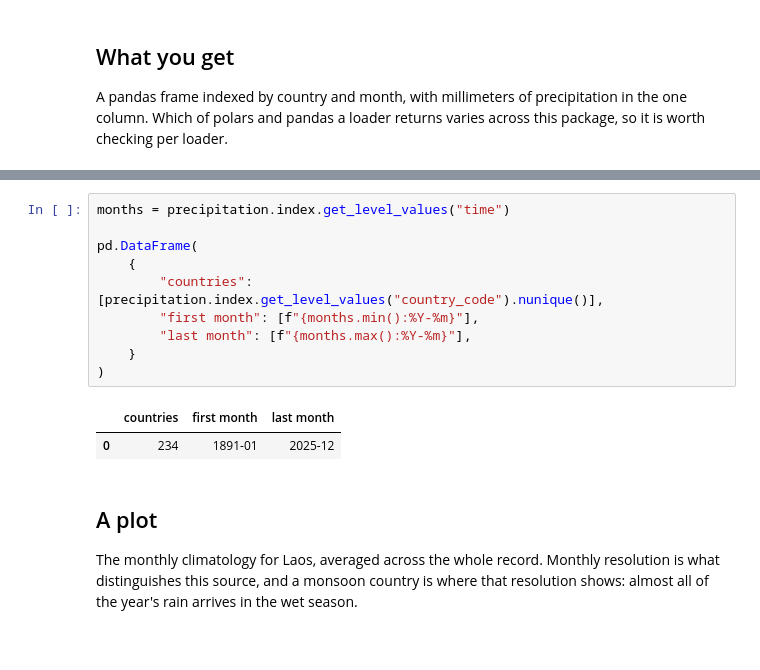
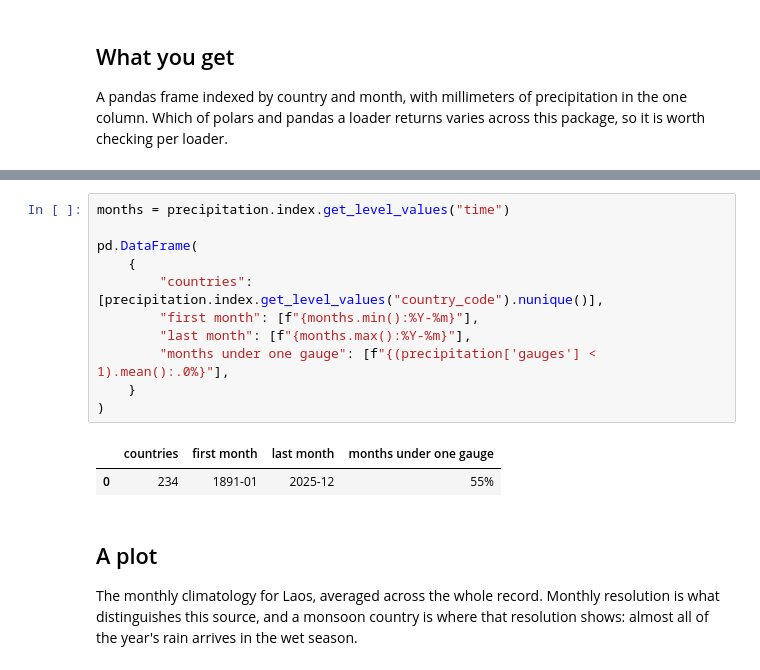
Before and after one commit to jessegrabowski/climate-risk, a Jupyter notebook: examples/climate/gpcc.ipynb, the cells around one changed output, grey strips where cells are left out. Saved outputs shown, nothing was run; the diff lists cells and outputs as text.

Commit message:
Report the GPCC station counts in the vignette

```diff
--- a/examples/climate/gpcc.ipynb
+++ b/examples/climate/gpcc.ipynb
@@ -107,16 +113,17 @@ precipitation.describe()
 # %%
 months = precipitation.index.get_level_values("time")
 
 pd.DataFrame(
     {
         "countries": [precipitation.index.get_level_values("country_code").nunique()],
         "first month": [f"{months.min():%Y-%m}"],
         "last month": [f"{months.max():%Y-%m}"],
+        "months under one gauge": [f"{(precipitation['gauges'] < 1).mean():.0%}"],
     }
 )
 # %% [output]
-|  | countries | first month | last month |
-| 0 | 234 | 1891-01 | 2025-12 |
+|  | countries | first month | last month | months under one gauge |
+| 0 | 234 | 1891-01 | 2025-12 | 55% |
 # %% [markdown]
 ## A plot
 
```
Also changed, not shown: parts of 5 cells of this notebook.
